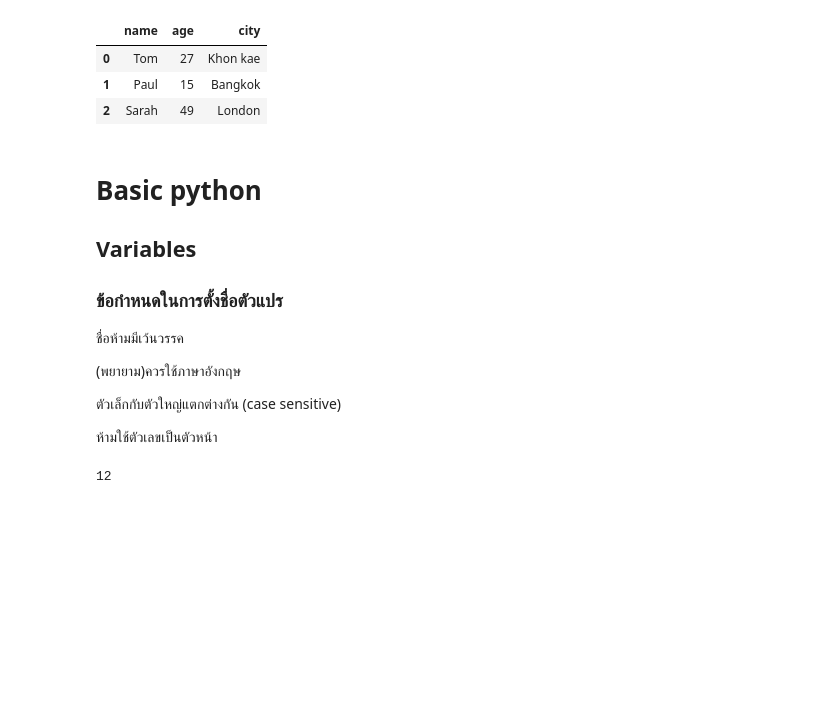
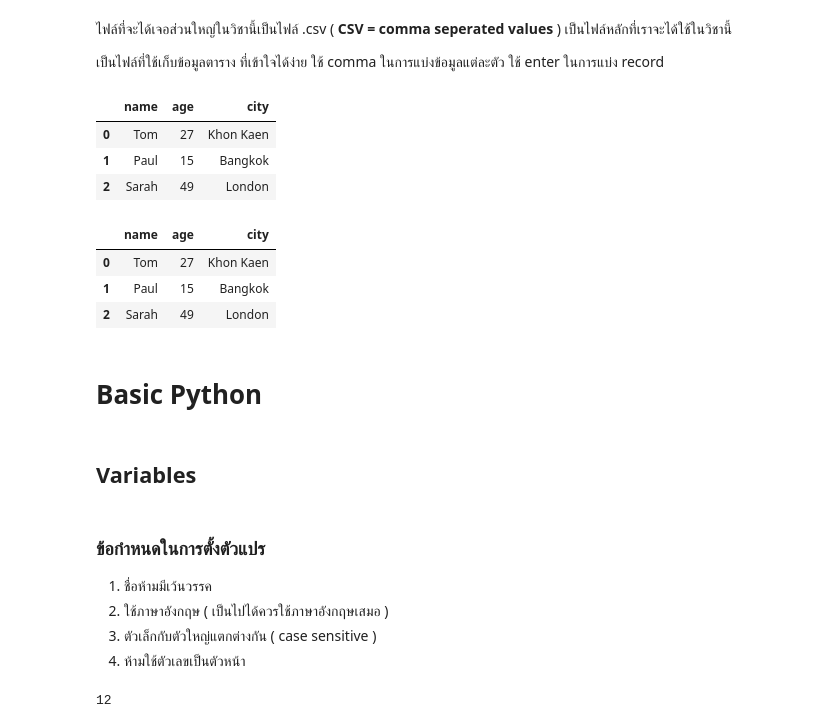
Before and after one commit to Kanyawesr/DWDM21, a Jupyter notebook: Data101Chapter2_1.ipynb, the cells around one changed output. Saved outputs shown, nothing was run; the diff lists cells and outputs as text; code cells hidden in the pictures; blank space fills up the shorter version.

```diff
--- a/Data101Chapter2_1.ipynb
+++ b/Data101Chapter2_1.ipynb
@@ -8,0 +15,4 @@ import pandas as pd
+# %% [markdown]
+ไฟล์ที่จะได้เจอส่วนใหญ่ในวิชานี้เป็นไฟล์ .csv ( **CSV = comma seperated values** )  เป็นไฟล์หลักที่เราจะได้ใช้ในวิชานี้
+
+เป็นไฟล์ที่ใช้เก็บข้อมูลตาราง ที่เข้าใจได้ง่าย ใช้ comma ในการแบ่งข้อมูลแต่ละตัว ใช้ enter ในการแบ่ง record
@@ -9,24 +21,26 @@ import pandas as pd
+# %%
+data_df   # แสดงผลไฟล์ data_df
+# %% [output]
+|  | name | age | city |
+| 0 | Tom | 27 | Khon Kaen |
+| 1 | Paul | 15 | Bangkok |
+| 2 | Sarah | 49 | London |
 # %%
-data_df = pd.read_csv('data.csv')
+data_df2 = pandas.read_csv( 'data.csv' )
+data_df2  # แสดงผลไฟล์ data_df2
+# %% [output]
+|  | name | age | city |
+| 0 | Tom | 27 | Khon Kaen |
+| 1 | Paul | 15 | Bangkok |
+| 2 | Sarah | 49 | London |
-# %%
-data_df
-# %% [output]
-|  | name | age | city |
-| 0 | Tom | 27 | Khon kae |
-| 1 | Paul | 15 | Bangkok |
-| 2 | Sarah | 49 | London |
+# %% [markdown]
+#  Basic Python
+# %% [markdown]
+## Variables
 # %% [markdown]
-# Basic python
+### **ข้อกำหนดในการตั้งตัวแปร**
 
-## Variables
-
-
-### ข้อกำหนดในการตั้งชื่อตัวแปร
-
-ชื่อห้ามมีเว้นวรรค
-
-(พยายาม)ควรใช้ภาษาอังกฤษ
-
-ตัวเล็กกับตัวใหญ่แตกต่างกัน (case sensitive)
-
-ห้ามใช้ตัวเลขเป็นตัวหน้า
+1.   ชื่อห้ามมีเว้นวรรค
+2.   ใช้ภาษาอังกฤษ ( เป็นไปได้ควรใช้ภาษาอังกฤษเสมอ )
+3.   ตัวเล็กกับตัวใหญ่แตกต่างกัน ( case sensitive )
+4.    ห้ามใช้ตัวเลขเป็นตัวหน้า
```
Also changed, not shown: parts of 176 cells of this notebook.
